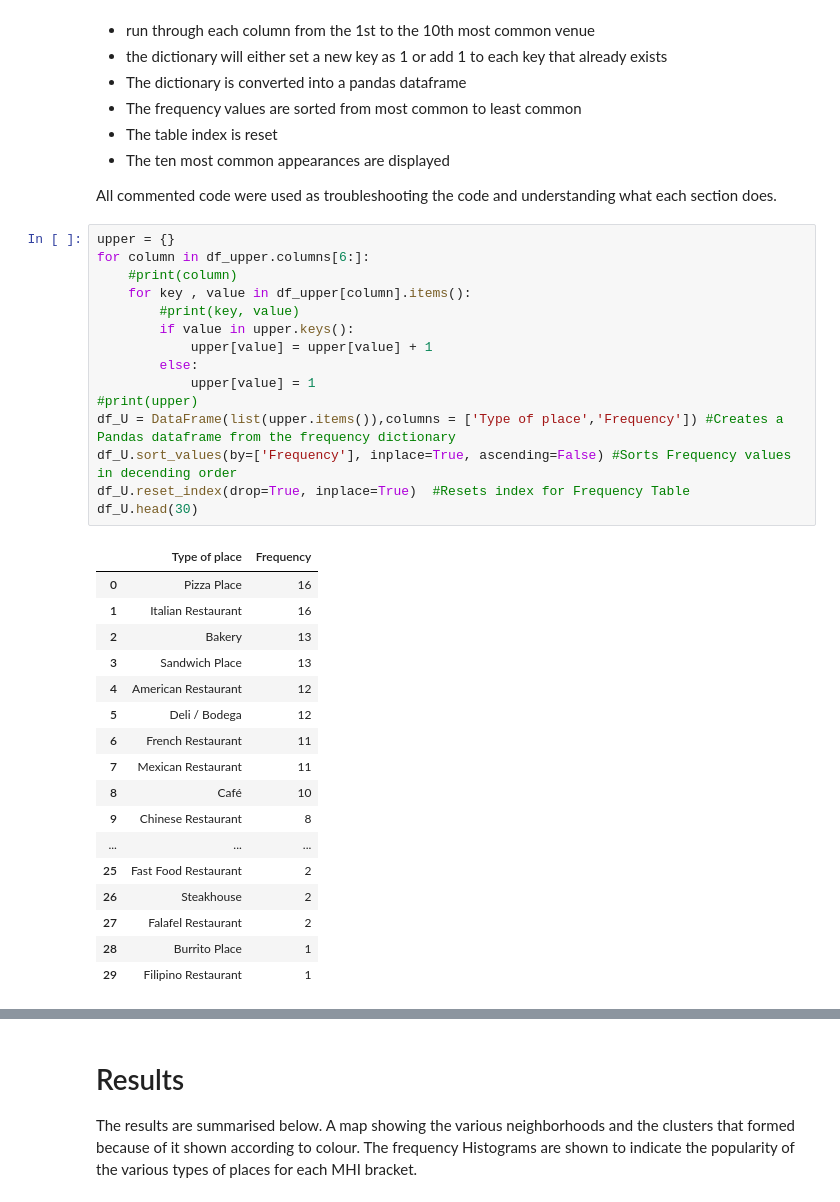
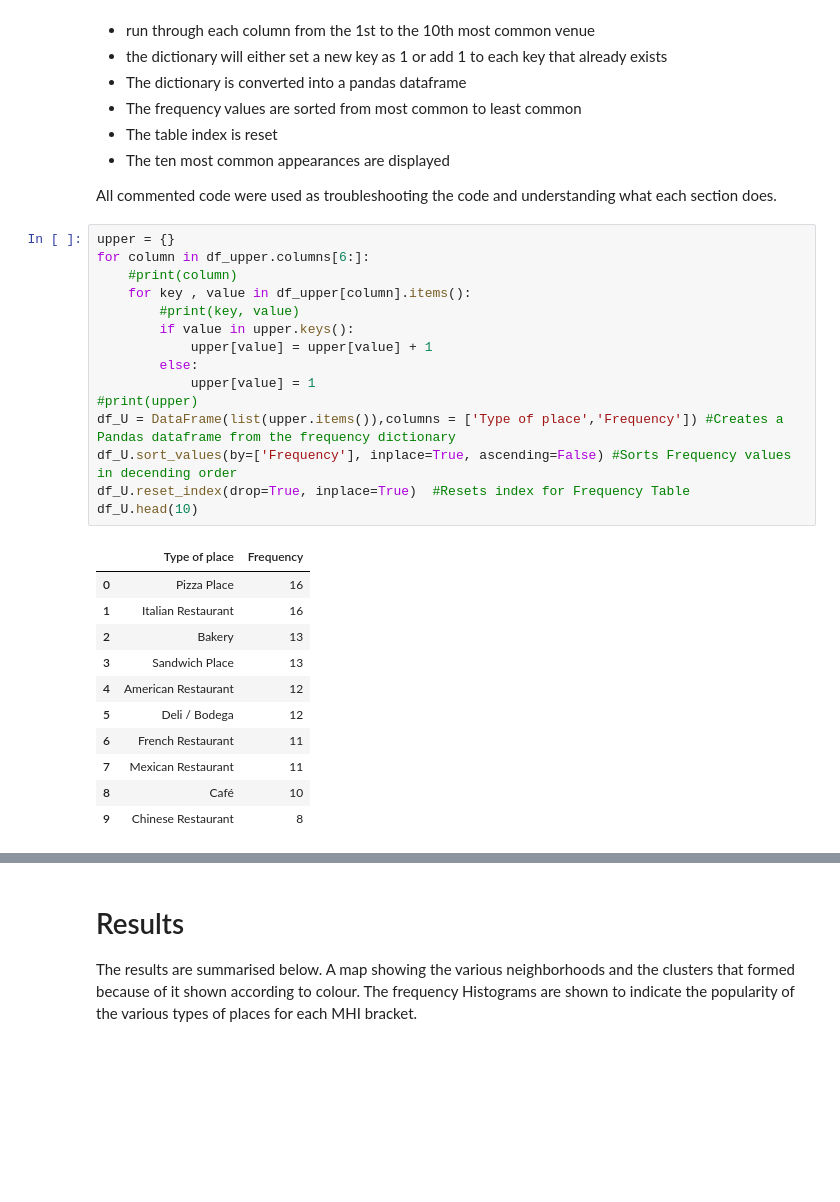
Before and after one commit to MatthewVT/Analysing-Food-Business-in-New-York-City, a Jupyter notebook: Week 5 PG Assignment/Battle of the New York Neighbourhoods- Food Business Case.ipynb, the cells around one changed output, grey strips where cells are left out. Drawn from its saved outputs; the diff is of its cells as text; blank space fills up the shorter version.

```diff
--- a/Week 5 PG Assignment/Battle of the New York Neighbourhoods- Food Business Case.ipynb
+++ b/Week 5 PG Assignment/Battle of the New York Neighbourhoods- Food Business Case.ipynb
@@ -795,36 +722,30 @@ All commented code were used as troubleshooting the code and understanding what
 # %%
 upper = {}
 for column in df_upper.columns[6:]:
     #print(column)
     for key , value in df_upper[column].items():
         #print(key, value)
         if value in upper.keys():
             upper[value] = upper[value] + 1
         else:
             upper[value] = 1
 #print(upper)
 df_U = DataFrame(list(upper.items()),columns = ['Type of place','Frequency']) #Creates a Pandas dataframe from the frequency dictionary
 df_U.sort_values(by=['Frequency'], inplace=True, ascending=False) #Sorts Frequency values in decending order
 df_U.reset_index(drop=True, inplace=True)  #Resets index for Frequency Table
-df_U.head(30)
+df_U.head(10)
 # %% [output]
 |  | Type of place | Frequency |
 | 0 | Pizza Place | 16 |
 | 1 | Italian Restaurant | 16 |
 | 2 | Bakery | 13 |
 | 3 | Sandwich Place | 13 |
 | 4 | American Restaurant | 12 |
 | 5 | Deli / Bodega | 12 |
 | 6 | French Restaurant | 11 |
 | 7 | Mexican Restaurant | 11 |
 | 8 | Café | 10 |
 | 9 | Chinese Restaurant | 8 |
-| ... | ... | ... |
-| 25 | Fast Food Restaurant | 2 |
-| 26 | Steakhouse | 2 |
-| 27 | Falafel Restaurant | 2 |
-| 28 | Burrito Place | 1 |
-| 29 | Filipino Restaurant | 1 |
 # %%
 middle = {}
 for column in df_middle.columns[6:]:
```
Also changed, not shown: parts of 13 cells of this notebook.
